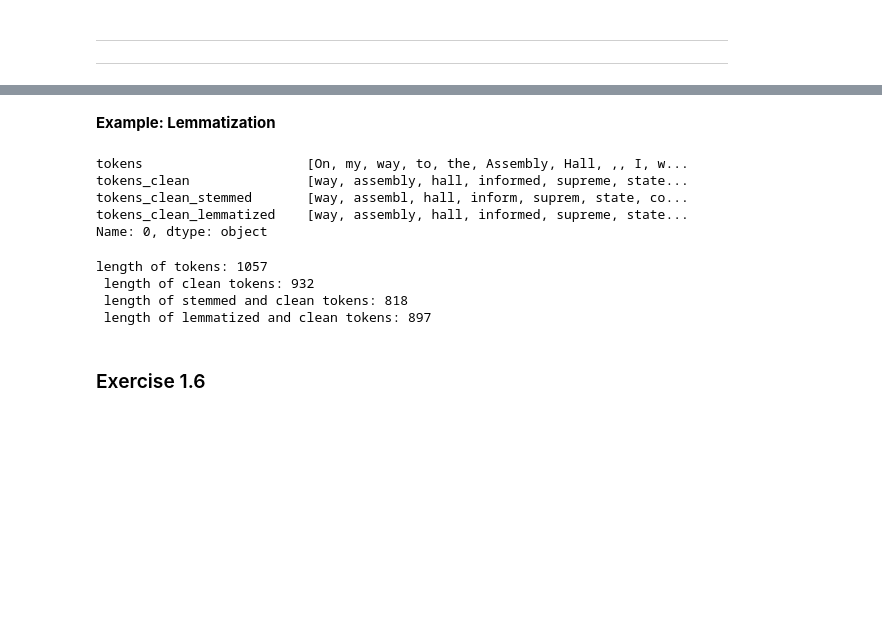
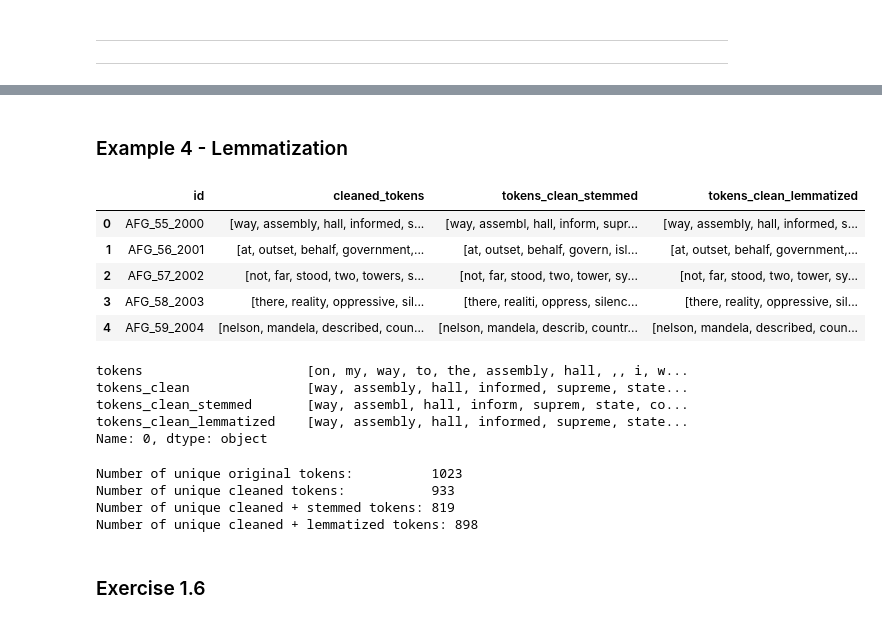
Before and after one commit to mahdi-khesali/Computational-Methods-for-Social-Scientists, a Jupyter notebook: p4/_python/s1/s1_lecture.ipynb, the cells around one changed output, grey strips where cells are left out. Saved outputs shown, nothing was run; the diff lists cells and outputs as text; code cells hidden in the pictures; blank space fills up the shorter version.

```diff
--- a/p4/_python/s1/s1_lecture.ipynb
+++ b/p4/_python/s1/s1_lecture.ipynb
@@ -23,5 +17,0 @@ import readability # this the basic package for measuring linguistic features of
-# %%
-
-text = "Your long text goes here..."
-
-results = readability.getmeasures(text, lang='en')
@@ -368,10 +403,19 @@ punctuations = set(string.punctuation)
 # %%
-# Function to clean tokens
+# Function to clean and tokenize text
 def text_cleaner(text):
+    # Tokenize the text into words
     tokens = nltk.tokenize.word_tokenize(text)
-    return [word.lower() for word in tokens if word.lower() not in stop_words and word not in punctuations]
 
-# Apply cleaning
+    # Convert to lowercase and remove stopwords and punctuation
+    clean_tokens = [
+        word.lower()
+        for word in tokens
+        if word.lower() not in stop_words and word.lower() not in punctuations
+    ]
+
+    return clean_tokens
+
+# Apply the cleaning function to the text column
 dfUNSpeechComplete['tokens_clean'] = dfUNSpeechComplete['text'].apply(text_cleaner)
 # %%
 # Access the first row and two specific variables (columns)
@@ -451,35 +538,59 @@ length of tokens: 1057
 # %% [markdown]
-**Example: Lemmatization**
+### Example 4 - Lemmatization
 # %%
-# Function to clean and stem tokens
+# Function to clean, stem, and lemmatize tokens
 def text_cleaner(text):
+    # Step 1: Tokenize the text into words
     tokens = nltk.tokenize.word_tokenize(text)
-    cleaned_tokens = [word.lower() for word in tokens if word.lower() not in stop_words and word not in punctuations]
+
+    # Step 2: Lowercase and remove stopwords and punctuation
+    cleaned_tokens = [
+        word.lower()
+        for word in tokens
+        if word.lower() not in stop_words and word.lower() not in punctuations
+    ]
+
+    # Step 3: Apply stemming
     stemmed_tokens = [stemmer.stem(token) for token in cleaned_tokens]
+
+    # Step 4: Apply lemmatization
     lemmatized_tokens = [lemmatizer.lemmatize(token) for token in cleaned_tokens]
+
     return cleaned_tokens, stemmed_tokens, lemmatized_tokens
 
-# Apply cleaning
-dfUNSpeechComplete[['cleaned_tokens', 'tokens_clean_stemmed', 'tokens_clean_lemmatized']] = dfUNSpeechComplete['text'].apply(text_cleaner).apply(pd.Series)
+# Apply the function and expand the results into separate columns
+dfUNSpeechComplete[['cleaned_tokens', 'tokens_clean_stemmed', 'tokens_clean_lemmatized']] = (
+    dfUNSpeechComplete['text'].apply(text_cleaner).apply(pd.Series)
+)
+
+# Preview the result
+dfUNSpeechComplete[['id', 'cleaned_tokens', 'tokens_clean_stemmed', 'tokens_clean_lemmatized']].head()
+# %% [output]
+|  | id | cleaned_tokens | tokens_clean_stemmed | tokens_clean_lemmatized |
+| 0 | AFG_55_2000 | [way, assembly, hall, informed, s... | [way, assembl, hall, inform, supr... | [way, assembly, hall, informed, s... |
+| 1 | AFG_56_2001 | [﻿at, outset, behalf, government,... | [﻿at, outset, behalf, govern, isl... | [﻿at, outset, behalf, government,... |
+| 2 | AFG_57_2002 | [﻿not, far, stood, two, towers, s... | [﻿not, far, stood, two, tower, sy... | [﻿not, far, stood, two, tower, sy... |
+| 3 | AFG_58_2003 | [﻿there, reality, oppressive, sil... | [﻿there, realiti, oppress, silenc... | [﻿there, reality, oppressive, sil... |
+| 4 | AFG_59_2004 | [nelson, mandela, described, coun... | [nelson, mandela, describ, countr... | [nelson, mandela, described, coun... |
 # %%
-# Access the first row and two specific variables (columns)
-dfUNSpeechComplete.iloc[0][['tokens', 'tokens_clean', 'tokens_clean_stemmed', 'tokens_clean_lemmatized']]
+# Access the first row and view the original, cleaned, stemmed, and lemmatized tokens
+dfUNSpeechComplete.loc[0, ['tokens', 'tokens_clean', 'tokens_clean_stemmed', 'tokens_clean_lemmatized']]
 # %% [output]
-tokens                     [On, my, way, to, the, Assembly, Hall, ,, I, w...
+tokens                     [on, my, way, to, the, assembly, hall, ,, i, w...
 tokens_clean               [way, assembly, hall, informed, supreme, state...
 tokens_clean_stemmed       [way, assembl, hall, inform, suprem, state, co...
 tokens_clean_lemmatized    [way, assembly, hall, informed, supreme, state...
 Name: 0, dtype: object
 # %%
-print("length of tokens:", len(set(dfUNSpeechComplete.loc[0, 'tokens'])), "\n",
-      "length of clean tokens:", len(set(dfUNSpeechComplete.loc[0, 'tokens_clean'])), "\n",
-      "length of stemmed and clean tokens:", len(set(dfUNSpeechComplete.loc[0, 'tokens_clean_stemmed'])), "\n",
-      "length of lemmatized and clean tokens:", len(set(dfUNSpeechComplete.loc[0, 'tokens_clean_lemmatized'])), "\n",
-      )
+# Compare the number of unique tokens at different stages of preprocessing
+print("Number of unique original tokens:         ", len(set(dfUNSpeechComplete.loc[0, 'tokens'])))
+print("Number of unique cleaned tokens:          ", len(set(dfUNSpeechComplete.loc[0, 'tokens_clean'])))
+print("Number of unique cleaned + stemmed tokens:", len(set(dfUNSpeechComplete.loc[0, 'tokens_clean_stemmed'])))
+print("Number of unique cleaned + lemmatized tokens:", len(set(dfUNSpeechComplete.loc[0, 'tokens_clean_lemmatized'])))
 # %% [output]
-length of tokens: 1057
- length of clean tokens: 932
- length of stemmed and clean tokens: 818
- length of lemmatized and clean tokens: 897
+Number of unique original tokens:          1023
+Number of unique cleaned tokens:           933
+Number of unique cleaned + stemmed tokens: 819
+Number of unique cleaned + lemmatized tokens: 898
 # %% [markdown]
 ### Exercise 1.6
```
Also changed, not shown: parts of 59 cells of this notebook, 7 other files.
